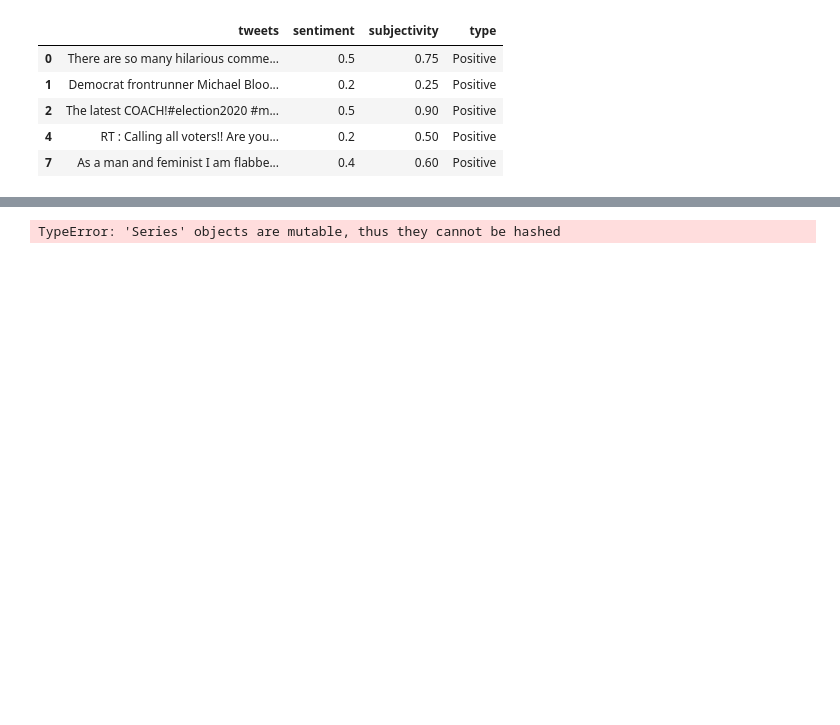
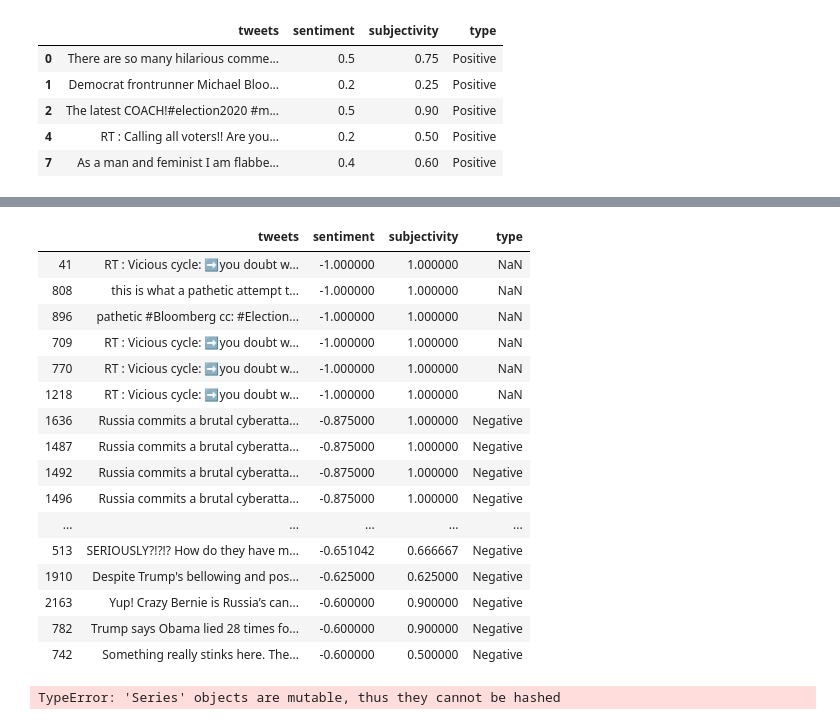
Before and after one commit to alexisophiek/Final_Project, a Jupyter notebook: akozak_explore.ipynb, the cells around one changed output, grey strips where cells are left out. Drawn from its saved outputs; the diff is of its cells as text; code cells hidden in the pictures; blank space fills up the shorter version.

```diff
--- a/akozak_explore.ipynb
+++ b/akozak_explore.ipynb
@@ -21,5 +21,5 @@ p="datasucks"
 # %%
-conn = psycopg2.connect(user = "alexis",
+conn = psycopg2.connect(user = "sam",
                                   password = f"{p}",
                                   host = "127.0.0.1",
                                   port = "3306",
@@ -269,7 +269,7 @@ plt.show()
 # %% [output]
 [figure]
 # %%
-bins = [-1,-0.1,0.1,1]
+bins = [-1,-0.,0.1,1]
 labels = ['Negative', 'Neutral','Positive']
 sentiment_df['type'] = pd.cut(sentiment_df['sentiment'], bins=bins, labels=labels)
 
@@ -284,0 +311,22 @@ sentiment_df.head()
+# %%
+# sentiment_df.groupby(['type']).max()
+df = sentiment_df.sort_values(by=['sentiment'])
+df.head(40)
+# %% [output]
+|  | tweets | sentiment | subjectivity | type |
+| 41 | RT : Vicious cycle: ➡️you doubt w... | -1.000000 | 1.000000 | NaN |
+| 808 | this is what a pathetic attempt t... | -1.000000 | 1.000000 | NaN |
+| 896 | pathetic #Bloomberg cc: #Election... | -1.000000 | 1.000000 | NaN |
+| 709 | RT : Vicious cycle: ➡️you doubt w... | -1.000000 | 1.000000 | NaN |
+| 770 | RT : Vicious cycle: ➡️you doubt w... | -1.000000 | 1.000000 | NaN |
+| 1218 | RT : Vicious cycle: ➡️you doubt w... | -1.000000 | 1.000000 | NaN |
+| 1636 | Russia commits a brutal cyberatta... | -0.875000 | 1.000000 | Negative |
+| 1487 | Russia commits a brutal cyberatta... | -0.875000 | 1.000000 | Negative |
+| 1492 | Russia commits a brutal cyberatta... | -0.875000 | 1.000000 | Negative |
+| 1496 | Russia commits a brutal cyberatta... | -0.875000 | 1.000000 | Negative |
+| ... | ... | ... | ... | ... |
+| 513 | SERIOUSLY?!?!? How do they have m... | -0.651042 | 0.666667 | Negative |
+| 1910 | Despite Trump's bellowing and pos... | -0.625000 | 0.625000 | Negative |
+| 2163 | Yup! Crazy Bernie is Russia’s can... | -0.600000 | 0.900000 | Negative |
+| 782 | Trump says Obama lied 28 times fo... | -0.600000 | 0.900000 | Negative |
+| 742 | Something really stinks here. The... | -0.600000 | 0.500000 | Negative |
```
Also changed, not shown: parts of 6 cells of this notebook, 8 other files.
